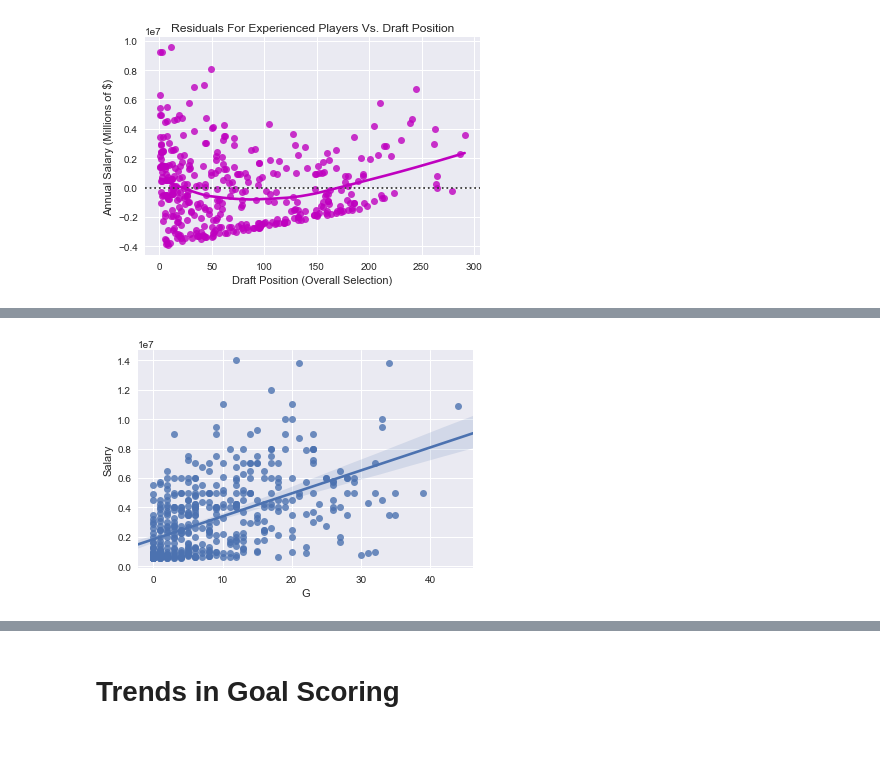
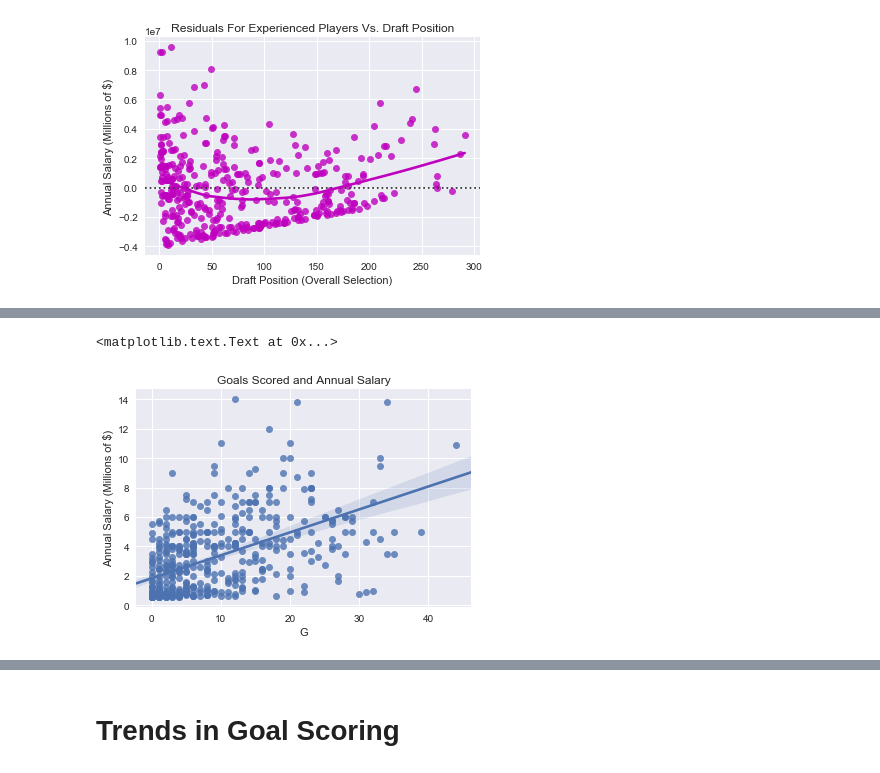
Before and after one commit to jaredbgo/NHL_analysis, a Jupyter notebook: NHL_Analysis.ipynb, the cells around one changed output, grey strips where cells are left out. Cells and saved outputs as stored; diff of their text form; code cells hidden in the pictures; blank space fills up the shorter version.

```diff
--- a/NHL_Analysis.ipynb
+++ b/NHL_Analysis.ipynb
@@ -223,7 +232,11 @@ gritty_sal = sns.regplot(data = nhl_frame_5exp, x = "Grit", y = "Salary")
-# %%
-pct_sal = sns.regplot(data = nhl_frame_5exp, x = "G", y = "Salary")
-# %% [output]
-[figure, removed]
+# %%
+pct_sal = sns.regplot(data = nhl_frame_5exp, x = "G", y = "Salary")
+pct_sal.set_yticklabels(["", 0, 2,4,6,8,10,12,14])
+pct_sal.set_ylabel("Annual Salary (Millions of $)")
+plt.title("Goals Scored and Annual Salary")
+# %% [output]
+<matplotlib.text.Text at 0x...>
+[figure, added]
 # %%
 corsi_sal = sns.regplot(data = nhl_frame_5exp, x = "Diff", y = "Salary")
 #Corsi is a common analytics hockey stat -- This includes shots on goal, missed shots on goal, and blocked shot attempts towards the opposition's net minus the same shot attempts directed at your own team's net
```
Also changed, not shown: parts of 8 cells of this notebook.
